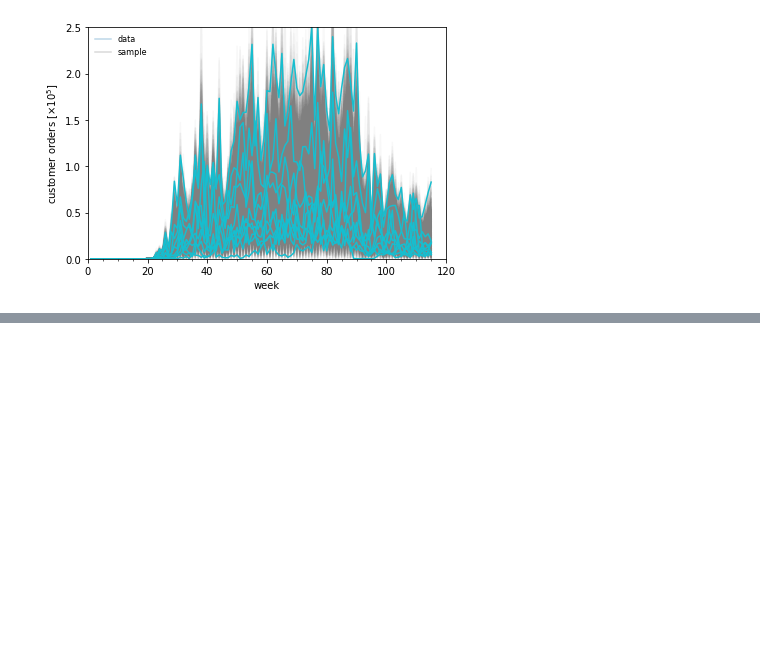
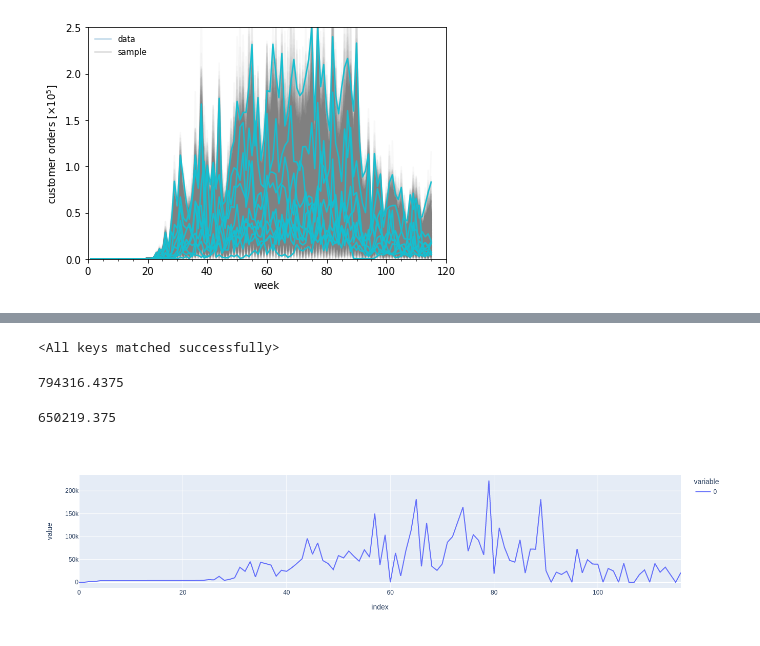
Before and after one commit to kushal-10/inventory-dynamics, a Jupyter notebook: neural_control/experiments/lstms.ipynb, the cells around one changed output, grey strips where cells are left out. Saved outputs shown, nothing was run; the diff lists cells and outputs as text; code cells hidden in the pictures; blank space fills up the shorter version.

```diff
--- a/neural_control/experiments/lstms.ipynb
+++ b/neural_control/experiments/lstms.ipynb
@@ -95,0 +222,9 @@ future_demands = fbd.sample_trajectory(t=0, n_samples=N, n_timesteps=T)
+# %%
+training_costs = []
+val_costs = []
+best_val_loss = [np.infty]
+best_model = [deepcopy(sc.state_dict())]
+fig = go.FigureWidget()
+fig.add_scatter()
+fig.add_scatter()
+fig
@@ -153,33 +303,11 @@ tensor(3186871., grad_fn=<MeanBackward0>)
 KeyboardInterrupt:
+# %%
+sc.load_state_dict(best_model[0])
+# %% [output]
+<All keys matched successfully>
 # %%
-with torch.no_grad():
-    sc.eval()
-    future_demands = fbd.sample_trajectory(t=0, n_samples=N, n_timesteps=T)
-    demands = torch.cat([initial_demands, future_demands], dim=-1).float()
-
-    past_demands = demands[:, :-1]
-    compressed_input = (inital_inventories - past_demands).unsqueeze(-1)
-    new_qr, new_qe = sc(compressed_input)
-    # new_qe = torch.randn([N, T]).abs().round()
-    # new_qr = torch.randn([N, T]).abs().round()
-
-    qr = torch.cat([initial_qr, new_qr], dim=-1) if sds.lr > 0 else new_qr
-    qe = torch.cat([initial_qe, new_qe], dim=-1) if sds.le > 0 else new_qe
-
-    qe_arrived = qe[:, :T]
-    qr_arrived = qr[:, :T]
-
-    qe_ordered = qe[:, sds.le:]
-    qr_ordered = qr[:, sds.lr:]
-
-    costs, invs = sds.replay_multisteps(inital_inventories,
-                                                    qra=qr_arrived,
-                                                    qea=qe_arrived,
-                                                    qro=qr_ordered,
-                                                    qeo=qe_ordered,
-                                                    all_demands=demands
-                                                   )
-    print('Mean: ' + str(costs.mean().item()))
-    print('Median: ' + str(costs.median().item()))
+test_cost, test_median_cost, new_qr, new_qe, invs, demands, I_0 = validate_model(sc, val_N=2096)
 # %%
-costs.mean()
+test_cost
+# %% [output]
+794316.4375
@@ -188,3 +314,10 @@ costs.mean()
+# %%
+test_median_cost
+# %% [output]
+650219.375
 # %%
-new_qr
+import plotly.express as px
+px.line(new_qr[0, :])
+# %% [output]
+[figure, added]
 # %%
```
Also changed, not shown: parts of 21 cells of this notebook, 9 other files.
